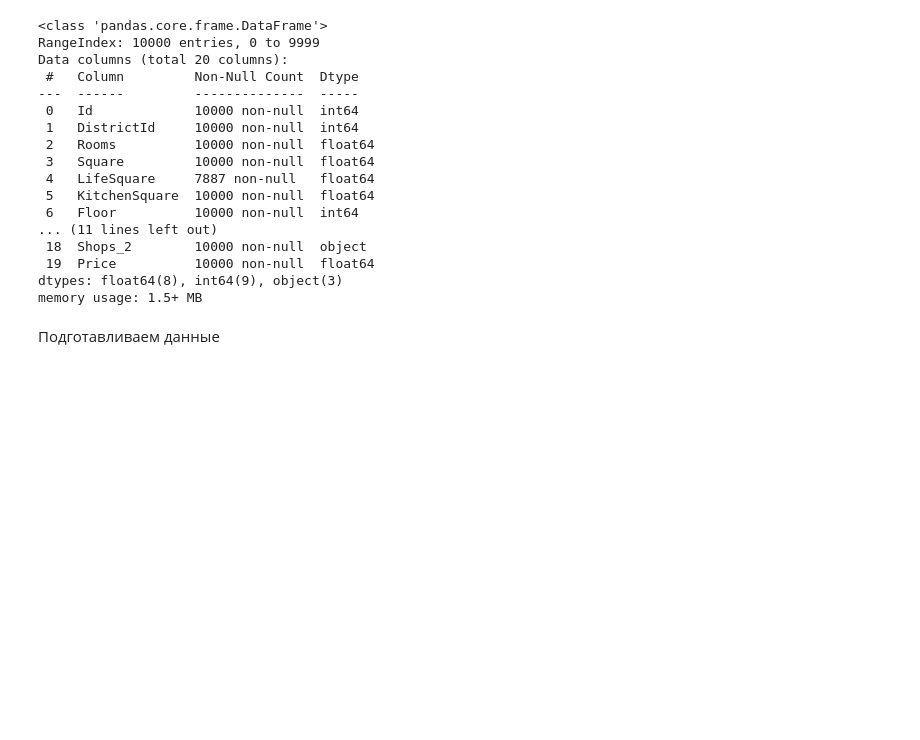
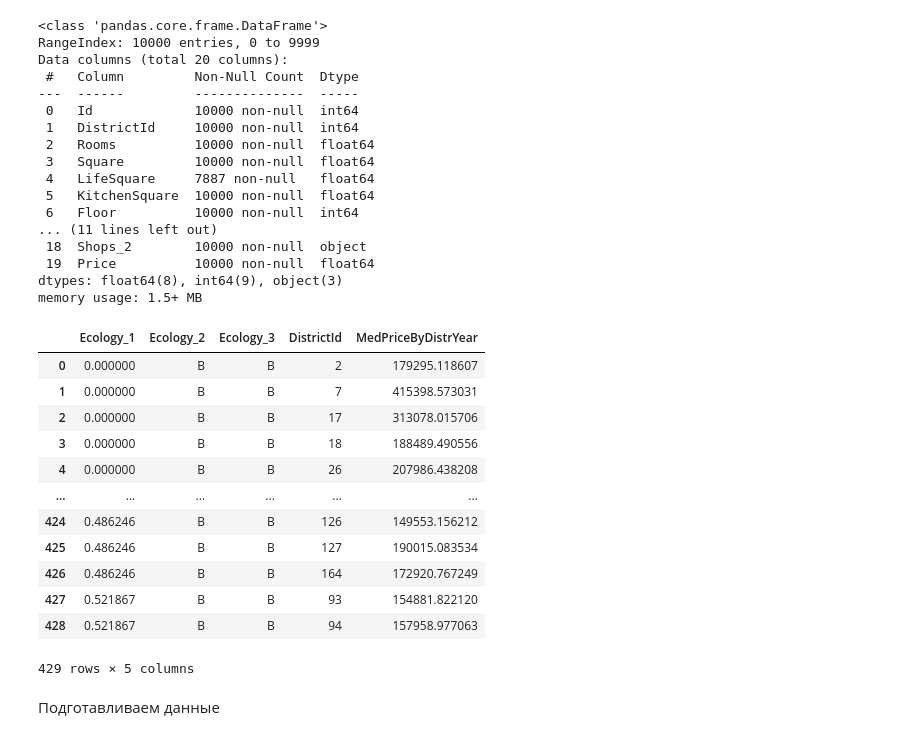
Before and after one commit to kyiashkoievgen/Data-Science, a Jupyter notebook: Kursovoi/Kursovoi.ipynb, the cells around one changed output. Saved outputs shown, nothing was run; the diff lists cells and outputs as text; code cells hidden in the pictures; blank space fills up the shorter version.

```diff
--- a/Kursovoi/Kursovoi.ipynb
+++ b/Kursovoi/Kursovoi.ipynb
@@ -74,6 +74,22 @@ Data columns (total 20 columns):
  19  Price          10000 non-null  float64
 dtypes: float64(8), int64(9), object(3)
 memory usage: 1.5+ MB
+# %%
+train_df.groupby(['Ecology_1','Ecology_2', 'Ecology_3', 'DistrictId'], as_index=False).agg({'Price':'median'}).rename(columns={'Price':'MedPriceByDistrYear'})
+# %% [output]
+|  | Ecology_1 | Ecology_2 | Ecology_3 | DistrictId | MedPriceByDistrYear |
+| 0 | 0.000000 | B | B | 2 | 179295.118607 |
+| 1 | 0.000000 | B | B | 7 | 415398.573031 |
+| 2 | 0.000000 | B | B | 17 | 313078.015706 |
+| 3 | 0.000000 | B | B | 18 | 188489.490556 |
+| 4 | 0.000000 | B | B | 26 | 207986.438208 |
+| ... | ... | ... | ... | ... | ... |
+| 424 | 0.486246 | B | B | 126 | 149553.156212 |
+| 425 | 0.486246 | B | B | 127 | 190015.083534 |
+| 426 | 0.486246 | B | B | 164 | 172920.767249 |
+| 427 | 0.521867 | B | B | 93 | 154881.822120 |
+| 428 | 0.521867 | B | B | 94 | 157958.977063 |
+429 rows × 5 columns
 # %% [markdown]
 Подготавливаем данные
 # %%
```
Also changed, not shown: parts of 11 cells of this notebook.
